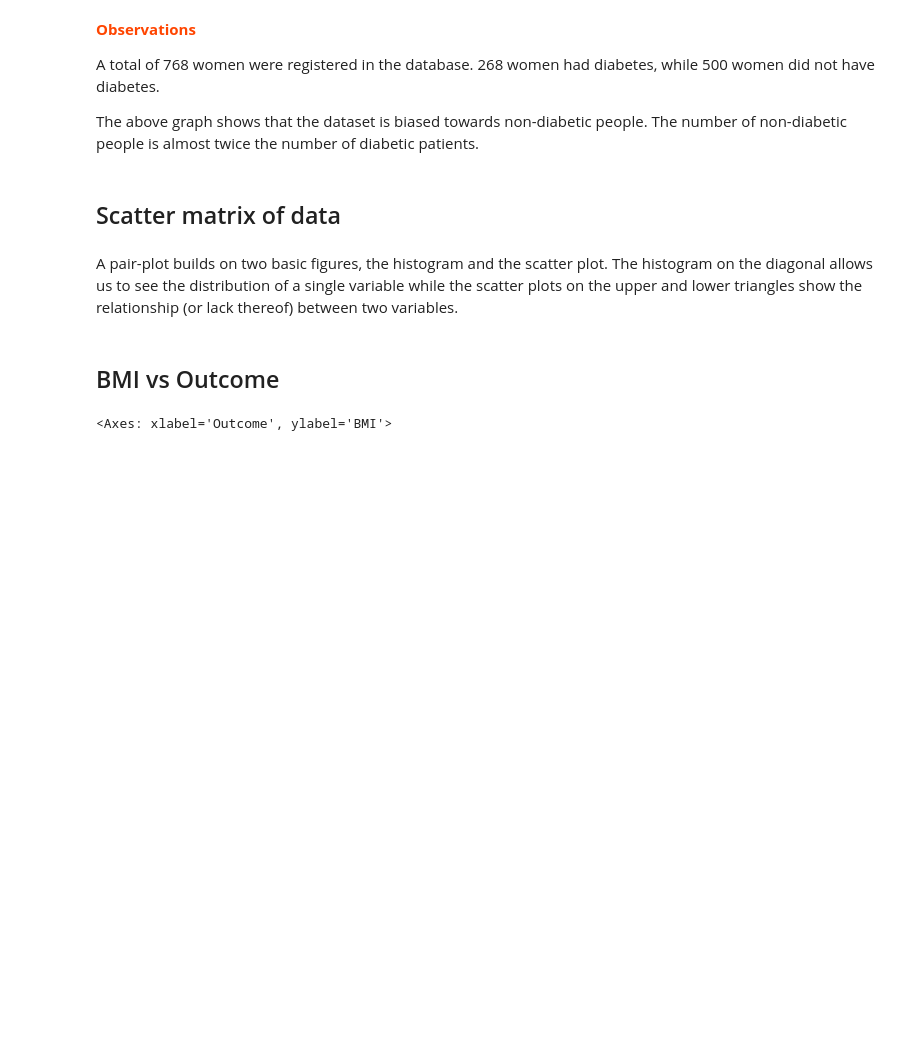
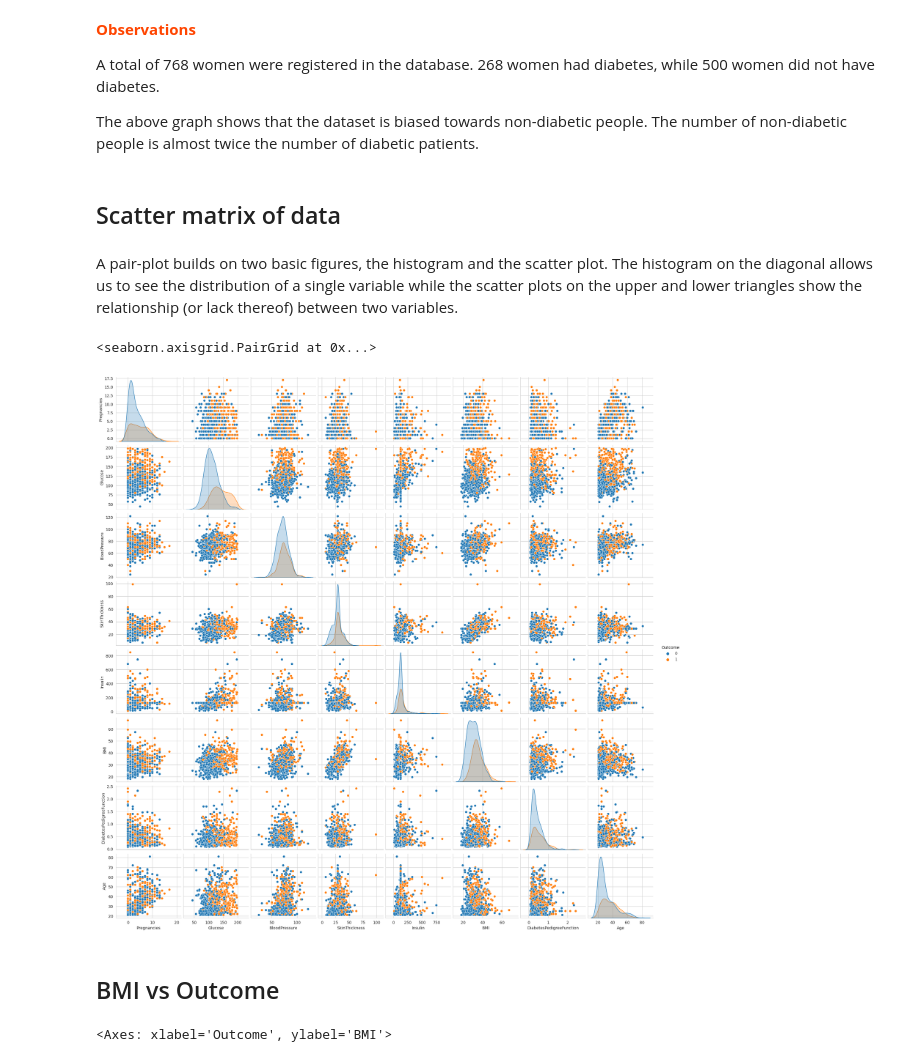
Before and after one commit to tarunkay7/AIML-IIITH, a Jupyter notebook: AIML_Project_Module_3.ipynb, the cells around one changed output. Saved outputs shown, nothing was run; the diff lists cells and outputs as text; code cells hidden in the pictures; blank space fills up the shorter version.

```diff
--- a/AIML_Project_Module_3.ipynb
+++ b/AIML_Project_Module_3.ipynb
@@ -157,6 +172,11 @@ The above graph shows that the dataset is biased towards non-diabetic people. Th
 A pair-plot builds on two basic figures, the histogram and the scatter plot. The histogram on the diagonal allows us to see the distribution of a single variable while the scatter plots on the upper and lower triangles show the relationship (or lack thereof) between two variables.
 # %%
 ## TASK-2: Display a pairplot using Seaborn for the diabetes dataset, with the 'outcome' as the hue.
+
+sns.pairplot(data = diabetes_data,hue='Outcome')
+# %% [output]
+<seaborn.axisgrid.PairGrid at 0x...>
+[figure, added]
 # %% [markdown]
 ## BMI vs Outcome
 # %%
```
Also changed, not shown: parts of 13 cells of this notebook.
